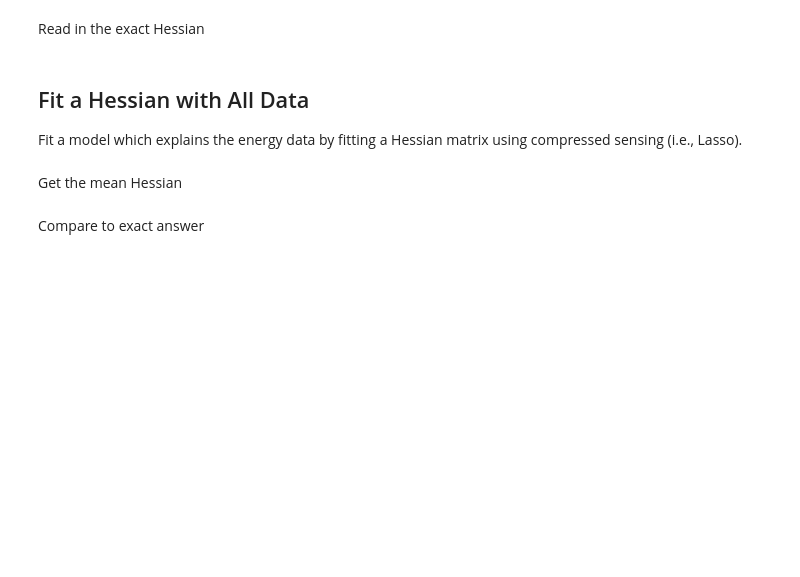
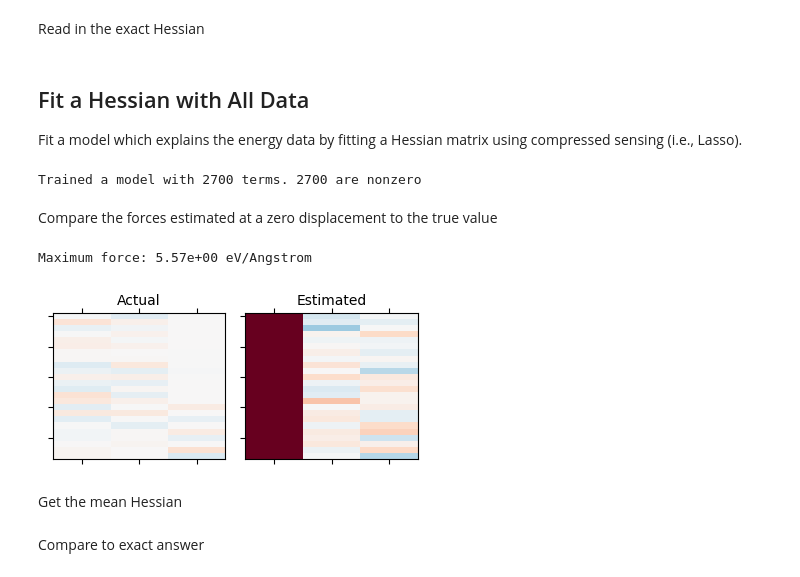
Before and after one commit to snelliott/faster-molecular-hessians, a Jupyter notebook: notebooks/proof-of-concept/2_approximate-hessians.ipynb, the cells around one changed output. Cells and saved outputs as stored; diff of their text form; code cells hidden in the pictures; blank space fills up the shorter version.

```diff
--- a/notebooks/proof-of-concept/2_approximate-hessians.ipynb
+++ b/notebooks/proof-of-concept/2_approximate-hessians.ipynb
@@ -18,6 +19,7 @@ molecule_name = 'caffeine'
 method = 'hf'
 basis = 'def2-svpd'
 step_size: float = 0.005 # Perturbation amount, used as maximum L2 norm
+regressor = LinearRegression
 # %% [markdown]
 Derived
 # %%
@@ -49 +51,7 @@ model = LinearHessianModel(reference=data[0], regressor=LassoCV)
 hess_model = model.train(data)
+# %%
+print(f'Trained a model with {len(hess_model.coef_)} terms. {(np.abs(hess_model.coef_) > 1e-7).sum()} are nonzero')
+# %% [output]
+Trained a model with 2700 terms. 2700 are nonzero
+# %% [markdown]
+Compare the forces estimated at a zero displacement to the true value
@@ -50,3 +62,21 @@ hess_model = model.train(data)
+# %%
+print(f'Maximum force: {np.abs(pred_forces).max():.2e} eV/Angstrom')
+# %% [output]
+Maximum force: 5.57e+00 eV/Angstrom
+# %%
+fig, axs = plt.subplots(1, 2, figsize=(4, 2))
+
+for ax, l, h in zip(axs, ['Actual', 'Estimated'], [actual_forces, pred_forces]):
+    ax.matshow(h, vmin=-0.05, vmax=0.05, aspect='auto', cmap='RdBu')
+
+    ax.set_xticklabels([])
+    ax.set_yticklabels([])
+
+    ax.set_title(l, fontsize=10)
+
+fig.tight_layout()
+# %% [output]
+[figure, added]
 # %% [markdown]
 Get the mean Hessian
 # %%
```
Also changed, not shown: parts of 11 cells of this notebook, 3 other files.
